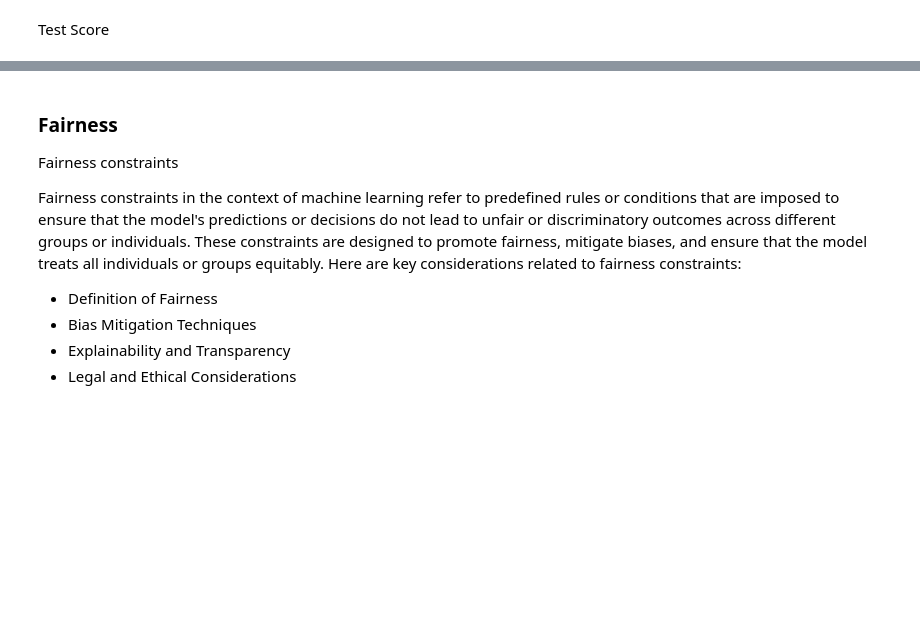
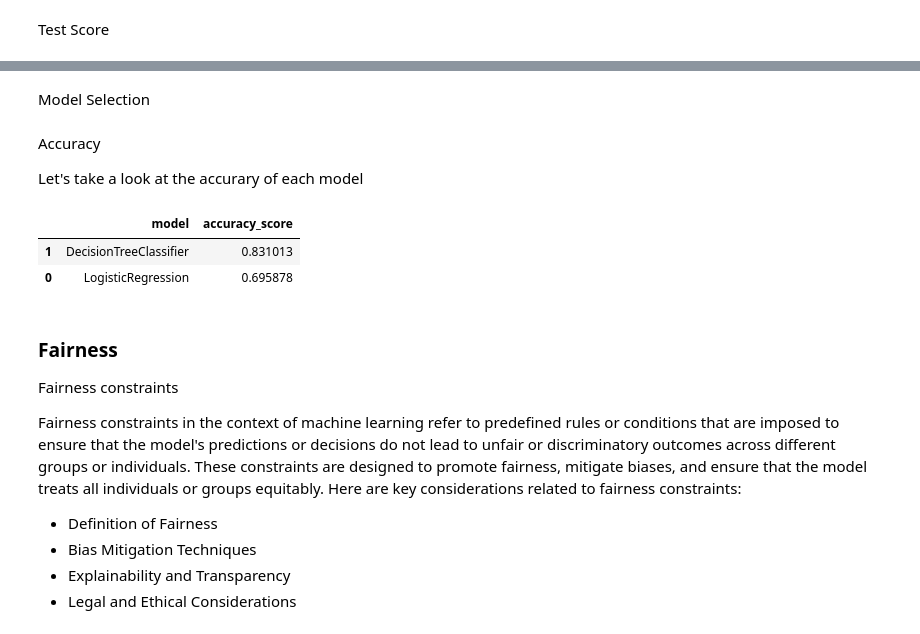
Before and after one commit to Data4everyone/Auditing-AI-Systems, a Jupyter notebook: Development Stage and Auditing Verticals/Model_Selection.ipynb, the cells around one changed output, grey strips where cells are left out. Drawn from its saved outputs; the diff is of its cells as text; code cells hidden in the pictures; blank space fills up the shorter version.

```diff
--- a/Development Stage and Auditing Verticals/Model_Selection.ipynb
+++ b/Development Stage and Auditing Verticals/Model_Selection.ipynb
@@ -387,0 +410,11 @@ accuracy_score(y_test, y_pred)
+# %%
+lr = LogisticRegression()
+
+params = {'penalty': ['l1','l2'],
+              'C' : [0, 0.001, 0.005, 0.01, 0.1, 0.5, 1],
+              'solver' : ['lbfgs', 'liblinear', 'newton-cg', 'newton-cholesky', 'sag', 'saga'],
+              'random_state': [47]
+              }
+
+grid_search_lr = GridSearchCV(estimator=lr, param_grid=params, n_jobs=-1, cv=5)
+grid_search_lr.fit(X_train, y_train)
@@ -387,0 +441,6 @@ accuracy_score(y_test, y_pred)
+# %%
+val_dicts = df_val.to_dict(orient='records')
+X_val = dv.transform(val_dicts)
+y_pred = grid_search_lr.predict(X_val)
+lr_accutacy_score = accuracy_score(y_val, y_pred)
+lr_accutacy_score
@@ -388,3 +469,24 @@ accuracy_score(y_test, y_pred)
+# %% [markdown]
+Model Selection
+# %% [markdown]
+Accuracy
+
+Let's take a look at the accurary of each model
+# %%
+dict_accuracy_scores = {
+    'model':['LogisticRegression',
+             'DecisionTreeClassifier'],
+    'accuracy_score' : [lr_accutacy_score,
+                        dt_accuracy_score]}
+# %%
+columns = {0:'model', 1:'accuracy_score'}
+
+df_accuracy_scores = pd.DataFrame.from_dict(dict_accuracy_scores)
+df_accuracy_scores.sort_values('accuracy_score', ascending=False)
+# %% [output]
+|  | model | accuracy_score |
+| 1 | DecisionTreeClassifier | 0.831013 |
+| 0 | LogisticRegression | 0.695878 |
 # %% [markdown]
 ### Fairness
 
```
Also changed, not shown: parts of 19 cells of this notebook, 6 other files.
